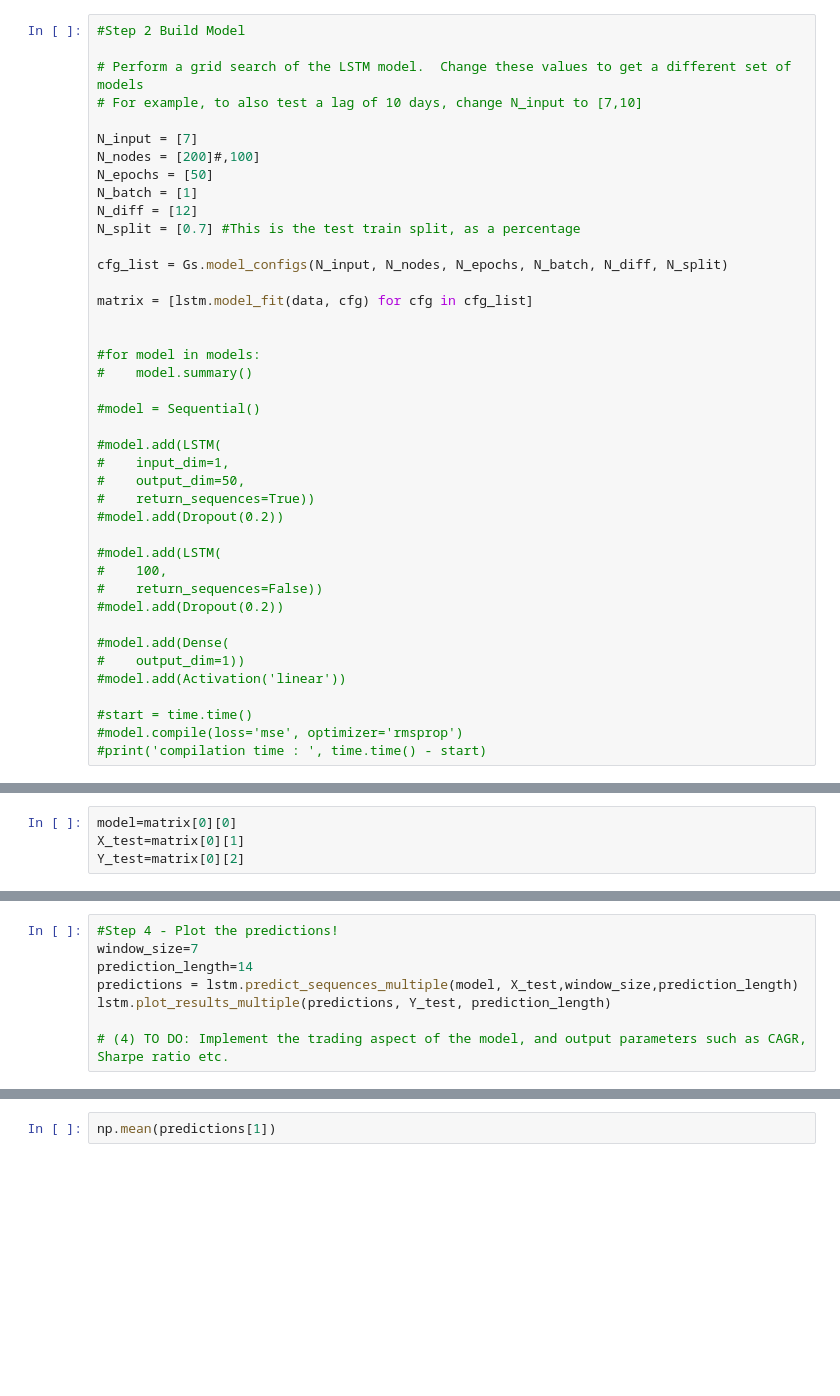
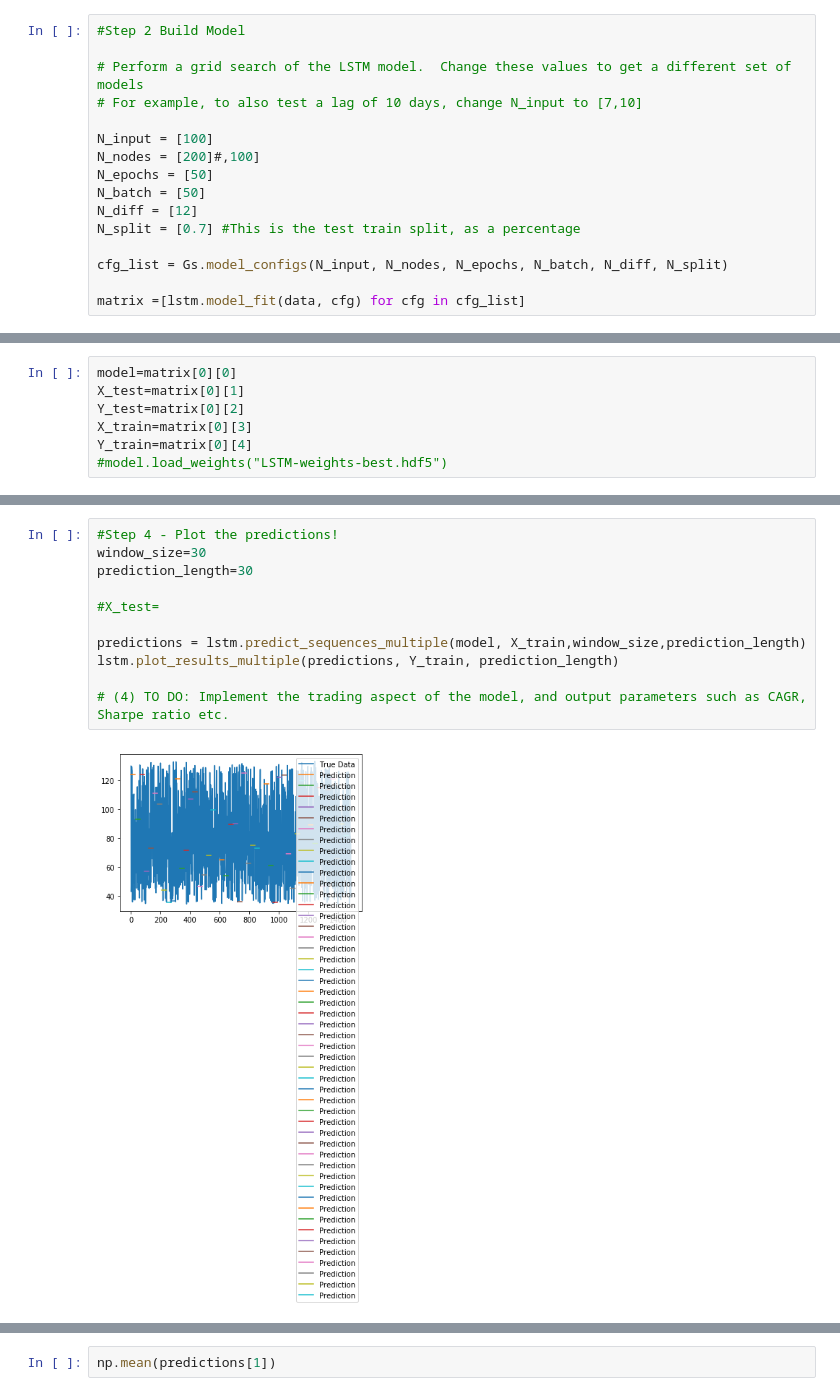
Before and after one commit to pqmzla1029/AIinFinance, a Jupyter notebook: ProjectCode/PredictingStockPrices.ipynb, the cells around one changed output, grey strips where cells are left out. Cells and saved outputs as stored; diff of their text form; blank space fills up the shorter version.

```diff
--- a/ProjectCode/PredictingStockPrices.ipynb
+++ b/ProjectCode/PredictingStockPrices.ipynb
@@ -35,38 +40,13 @@ data = data.iloc[:,3]
 # Perform a grid search of the LSTM model.  Change these values to get a different set of models
 # For example, to also test a lag of 10 days, change N_input to [7,10]
 
-N_input = [7]
+N_input = [100]
 N_nodes = [200]#,100]
 N_epochs = [50]
-N_batch = [1]
+N_batch = [50]
 N_diff = [12]
 N_split = [0.7] #This is the test train split, as a percentage
 
 cfg_list = Gs.model_configs(N_input, N_nodes, N_epochs, N_batch, N_diff, N_split)
 
-matrix = [lstm.model_fit(data, cfg) for cfg in cfg_list]
-
-
-#for model in models:
-#    model.summary()
-
-#model = Sequential()
-
-#model.add(LSTM(
-#    input_dim=1,
-#    output_dim=50,
-#    return_sequences=True))
-#model.add(Dropout(0.2))
-
-#model.add(LSTM(
-#    100,
-#    return_sequences=False))
-#model.add(Dropout(0.2))
-
-#model.add(Dense(
-#    output_dim=1))
-#model.add(Activation('linear'))
-
-#start = time.time()
-#model.compile(loss='mse', optimizer='rmsprop')
-#print('compilation time : ', time.time() - start)
+matrix =[lstm.model_fit(data, cfg) for cfg in cfg_list]
@@ -74,3 +98,6 @@ matrix = [lstm.model_fit(data, cfg) for cfg in cfg_list]
 model=matrix[0][0]
 X_test=matrix[0][1]
 Y_test=matrix[0][2]
+X_train=matrix[0][3]
+Y_train=matrix[0][4]
+#model.load_weights("LSTM-weights-best.hdf5")
@@ -79,9 +106,14 @@ print(Y_)
 # %%
 #Step 4 - Plot the predictions!
-window_size=7
-prediction_length=14
-predictions = lstm.predict_sequences_multiple(model, X_test,window_size,prediction_length)
-lstm.plot_results_multiple(predictions, Y_test, prediction_length)
+window_size=30
+prediction_length=30
+
+#X_test=
+
+predictions = lstm.predict_sequences_multiple(model, X_train,window_size,prediction_length)
+lstm.plot_results_multiple(predictions, Y_train, prediction_length)
 
 # (4) TO DO: Implement the trading aspect of the model, and output parameters such as CAGR, Sharpe ratio etc.
+# %% [output]
+[figure, added]
 # %%
```
Also changed, not shown: parts of 7 cells of this notebook, 2 other files.
